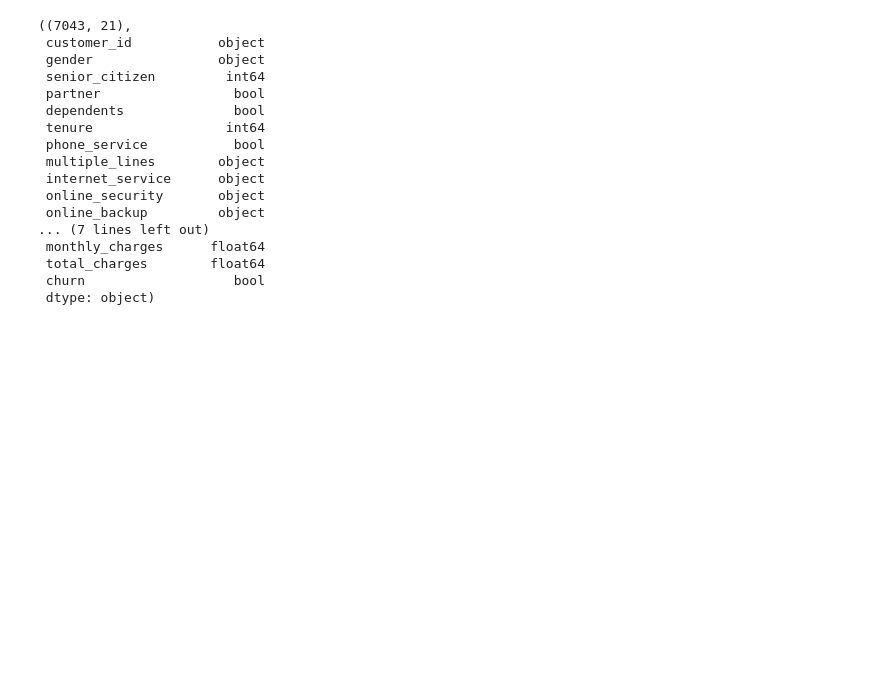
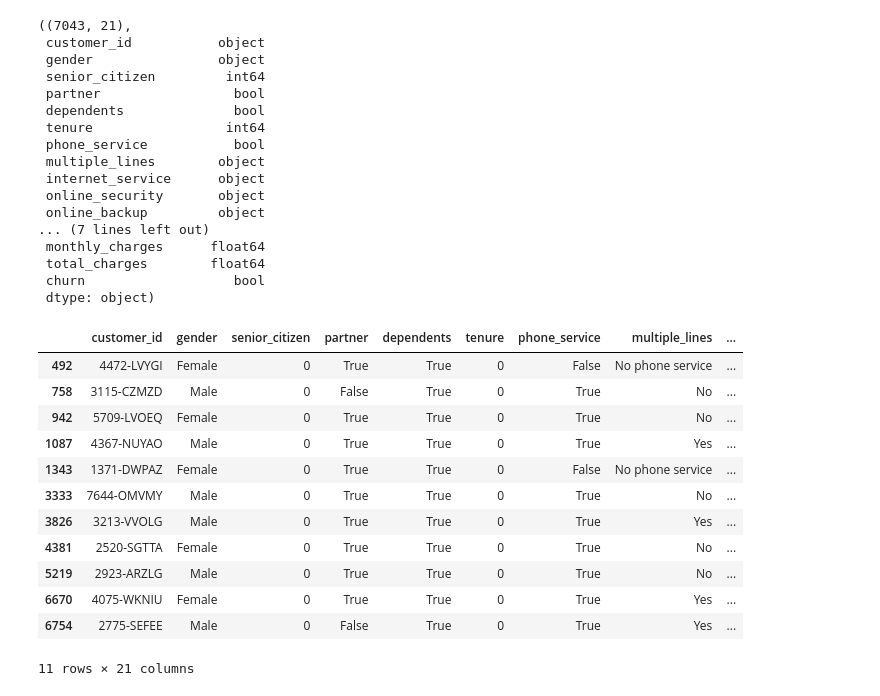
Before and after one commit to uvxpv/ds-project-pipeline, a Jupyter notebook: notebooks/prediction.ipynb, the cells around one changed output. Drawn from its saved outputs; the diff is of its cells as text; code cells hidden in the pictures; blank space fills up the shorter version.

```diff
--- a/notebooks/prediction.ipynb
+++ b/notebooks/prediction.ipynb
@@ -24,6 +24,22 @@ df.shape, df.dtypes
  total_charges        float64
  churn                   bool
  dtype: object)
+# %%
+df[df['tenure'] == 0]
+# %% [output]
+|  | customer_id | gender | senior_citizen | partner | dependents | tenure | phone_service | multiple_lines | ... |
+| 492 | 4472-LVYGI | Female | 0 | True | True | 0 | False | No phone service | ... |
+| 758 | 3115-CZMZD | Male | 0 | False | True | 0 | True | No | ... |
+| 942 | 5709-LVOEQ | Female | 0 | True | True | 0 | True | No | ... |
+| 1087 | 4367-NUYAO | Male | 0 | True | True | 0 | True | Yes | ... |
+| 1343 | 1371-DWPAZ | Female | 0 | True | True | 0 | False | No phone service | ... |
+| 3333 | 7644-OMVMY | Male | 0 | True | True | 0 | True | No | ... |
+| 3826 | 3213-VVOLG | Male | 0 | True | True | 0 | True | Yes | ... |
+| 4381 | 2520-SGTTA | Female | 0 | True | True | 0 | True | No | ... |
+| 5219 | 2923-ARZLG | Male | 0 | True | True | 0 | True | No | ... |
+| 6670 | 4075-WKNIU | Female | 0 | True | True | 0 | True | Yes | ... |
+| 6754 | 2775-SEFEE | Male | 0 | False | True | 0 | True | Yes | ... |
+11 rows × 21 columns
 # %%
 from sklearn.model_selection import train_test_split
 target = "churn"
```
Also changed, not shown: parts of 6 cells of this notebook, 2 other files.
